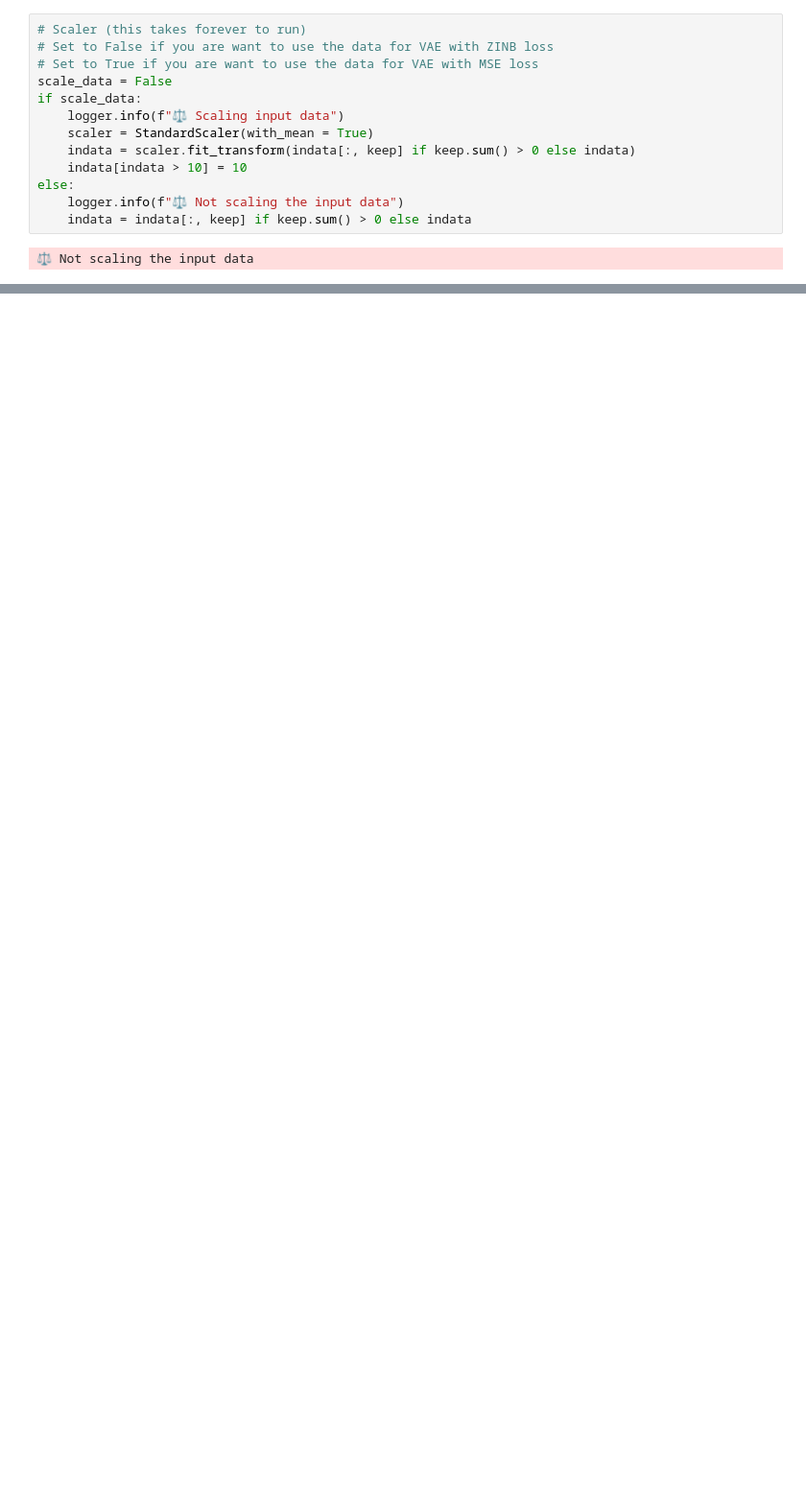
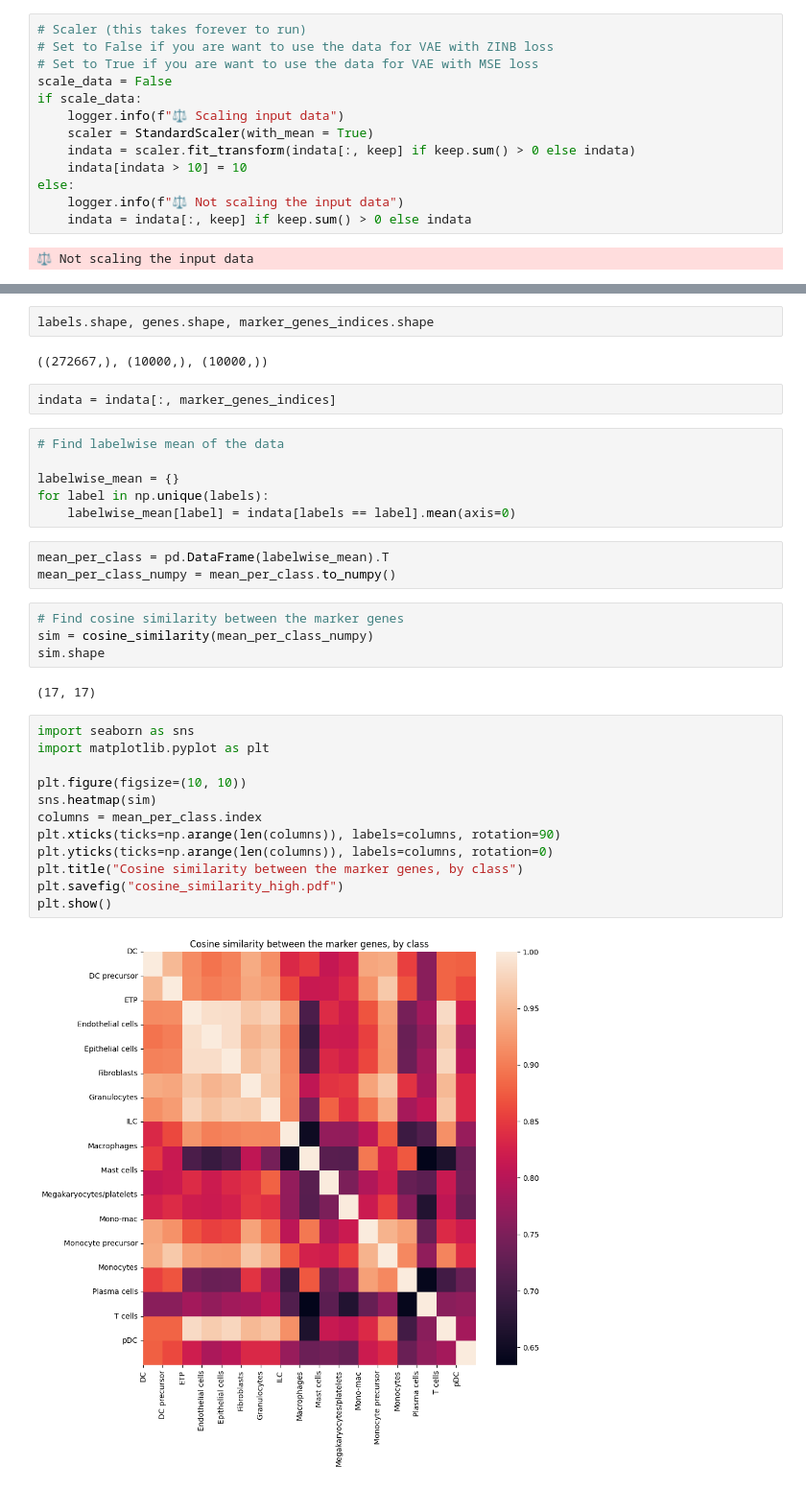
Before and after one commit to BackofenLab/scRefine, a Jupyter notebook: data-preprocessing_markers.ipynb, the cells around one changed output, grey strips where cells are left out. Shown: that part at 96% size. Saved outputs shown, nothing was run; the diff lists cells and outputs as text; blank space fills up the shorter version.

```diff
--- a/data-preprocessing_markers.ipynb
+++ b/data-preprocessing_markers.ipynb
@@ -179,0 +238,35 @@ DONE! 🎉
+# %%
+labels.shape, genes.shape, marker_genes_indices.shape
+# %% [output]
+((272667,), (10000,), (10000,))
+# %%
+indata = indata[:, marker_genes_indices]
+# %%
+# Find labelwise mean of the data
+
+labelwise_mean = {}
+for label in np.unique(labels):
+    labelwise_mean[label] = indata[labels == label].mean(axis=0)
+# %%
+mean_per_class = pd.DataFrame(labelwise_mean).T
+mean_per_class_numpy = mean_per_class.to_numpy()
+# %%
+# Find cosine similarity between the marker genes
+sim = cosine_similarity(mean_per_class_numpy)
+sim.shape
+# %% [output]
+(17, 17)
+# %%
+import seaborn as sns
+import matplotlib.pyplot as plt
+
+plt.figure(figsize=(10, 10))
+sns.heatmap(sim)
+columns = mean_per_class.index
+plt.xticks(ticks=np.arange(len(columns)), labels=columns, rotation=90)
+plt.yticks(ticks=np.arange(len(columns)), labels=columns, rotation=0)
+plt.title("Cosine similarity between the marker genes, by class")
+plt.savefig("cosine_similarity_high.pdf")
+plt.show()
+# %% [output]
+[figure, added]
```
Also changed, not shown: parts of 16 cells of this notebook, 19 other files.
